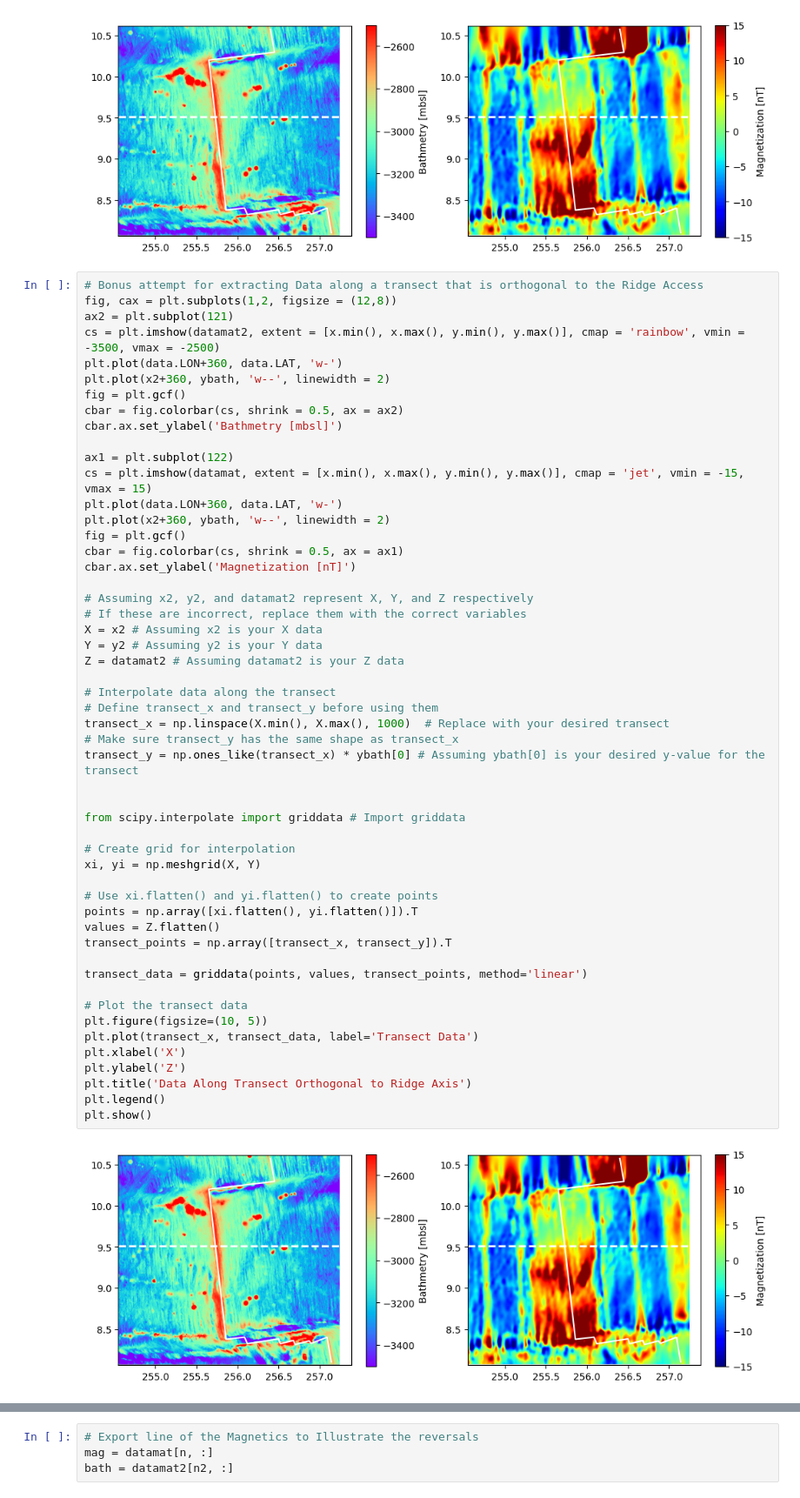
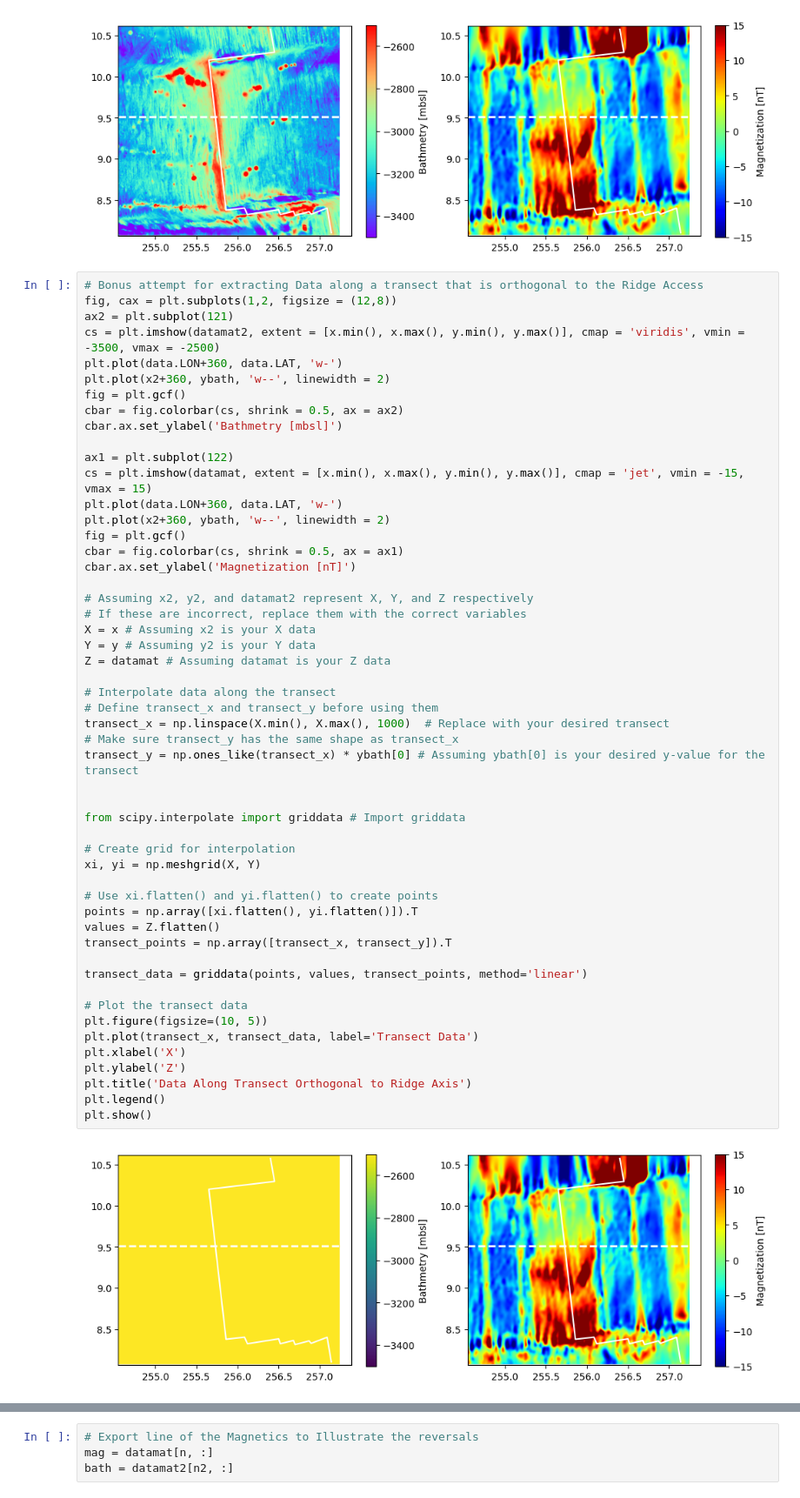
Before and after one commit to seanb7/GEOL-450, a Jupyter notebook: Bathymetry_and_Magnetics.ipynb, the cells around one changed output, grey strips where cells are left out. Shown at 87% size. Drawn from its saved outputs; the diff is of its cells as text.

```diff
--- a/Bathymetry_and_Magnetics.ipynb
+++ b/Bathymetry_and_Magnetics.ipynb
@@ -177,7 +165,7 @@ fig.savefig('Bathmetry and Magnetization of the CS_ridge.pdf')
 # Bonus attempt for extracting Data along a transect that is orthogonal to the Ridge Access
 fig, cax = plt.subplots(1,2, figsize = (12,8))
 ax2 = plt.subplot(121)
-cs = plt.imshow(datamat2, extent = [x.min(), x.max(), y.min(), y.max()], cmap = 'rainbow', vmin = -3500, vmax = -2500)
+cs = plt.imshow(datamat2, extent = [x.min(), x.max(), y.min(), y.max()], cmap = 'viridis', vmin = -3500, vmax = -2500)
 plt.plot(data.LON+360, data.LAT, 'w-')
 plt.plot(x2+360, ybath, 'w--', linewidth = 2)
 fig = plt.gcf()
@@ -194,36 +182,36 @@ cbar.ax.set_ylabel('Magnetization [nT]')
 
 # Assuming x2, y2, and datamat2 represent X, Y, and Z respectively
 # If these are incorrect, replace them with the correct variables
-X = x2 # Assuming x2 is your X data
-Y = y2 # Assuming y2 is your Y data
-Z = datamat2 # Assuming datamat2 is your Z data
+X = x # Assuming x2 is your X data
+Y = y # Assuming y2 is your Y data
+Z = datamat # Assuming datamat is your Z data
 
 # Interpolate data along the transect
 # Define transect_x and transect_y before using them
 transect_x = np.linspace(X.min(), X.max(), 1000)  # Replace with your desired transect
 # Make sure transect_y has the same shape as transect_x
 transect_y = np.ones_like(transect_x) * ybath[0] # Assuming ybath[0] is your desired y-value for the transect
 
 
 from scipy.interpolate import griddata # Import griddata
 
 # Create grid for interpolation
 xi, yi = np.meshgrid(X, Y)
 
 # Use xi.flatten() and yi.flatten() to create points
 points = np.array([xi.flatten(), yi.flatten()]).T
 values = Z.flatten()
 transect_points = np.array([transect_x, transect_y]).T
 
 transect_data = griddata(points, values, transect_points, method='linear')
 
 # Plot the transect data
 plt.figure(figsize=(10, 5))
 plt.plot(transect_x, transect_data, label='Transect Data')
 plt.xlabel('X')
 plt.ylabel('Z')
 plt.title('Data Along Transect Orthogonal to Ridge Axis')
 plt.legend()
 plt.show()
 # %% [output]
-[figure, old version]
+[figure, new version]
```
Also changed, not shown: parts of 2 cells of this notebook.
